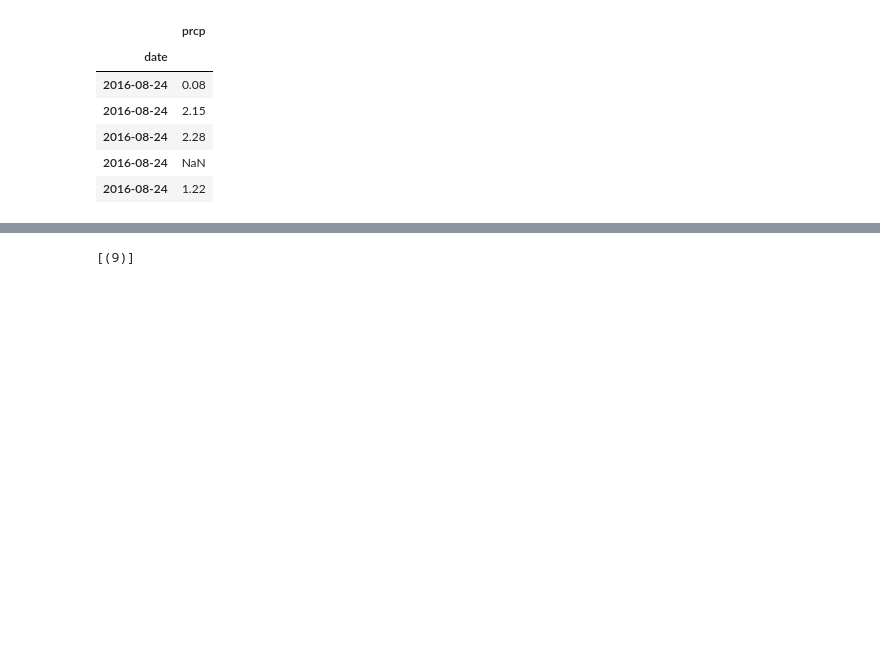
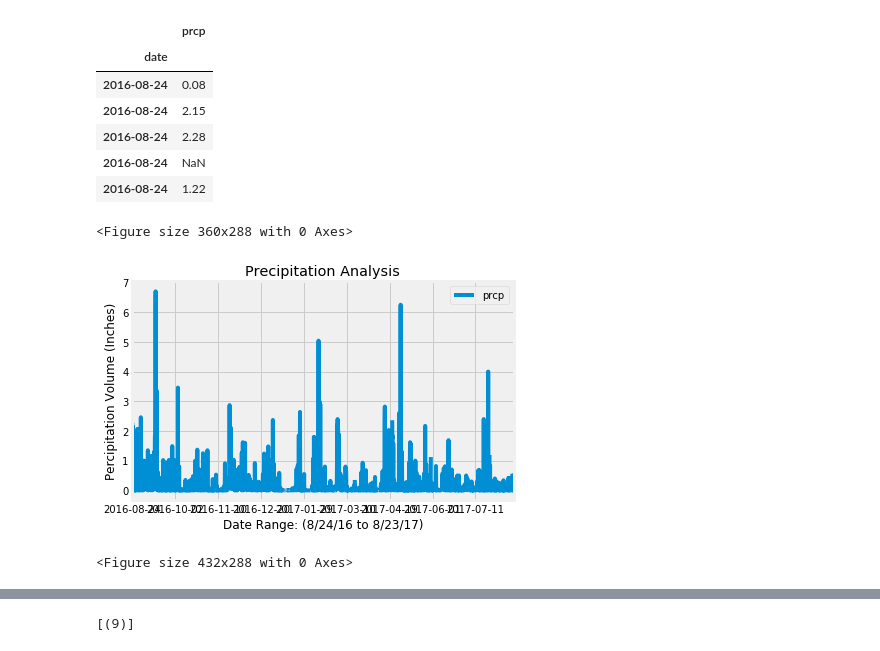
Before and after one commit to vabigdatamover/Barhorst_DataBootCamp_HW, a Jupyter notebook: Barhorst-Homework/Unit_8_Advanced_Storage/Instructions/climate_starter.ipynb, the cells around one changed output, grey strips where cells are left out. Cells and saved outputs as stored; diff of their text form; code cells hidden in the pictures; blank space fills up the shorter version.

```diff
--- a/Barhorst-Homework/Unit_8_Advanced_Storage/Instructions/climate_starter.ipynb
+++ b/Barhorst-Homework/Unit_8_Advanced_Storage/Instructions/climate_starter.ipynb
@@ -119,6 +123,23 @@ prcp_df.set_index('date').head()
 | 2016-08-24 | 2.28 |
 | 2016-08-24 | NaN |
 | 2016-08-24 | 1.22 |
+# %%
+# Plotting background checks data
+##ax1 = prcp_df.plot.line(x='date', y='prcp')
+fig1 = plt.figure(figsize=(5,4))
+prcp_df.plot('date', 'prcp')
+plt.grid(True)
+plt.xlabel("Date Range: (8/24/16 to 8/23/17)")
+plt.ylabel("Percipitation Volume (Inches)")
+plt.title("Precipitation Analysis")
+plt.legend()
+plt.tight_layout()
+plt.show()
+plt.savefig('output/PrecipitationAnalysis.png', bbox_inches="tight")
+# %% [output]
+<Figure size 360x288 with 0 Axes>
+[figure, added]
+<Figure size 432x288 with 0 Axes>
 # %%
 # Design a query to retrieve the last 12 months of precipitation data and plot the results
 
```
Also changed, not shown: parts of 1 cell of this notebook, 1 other file.
